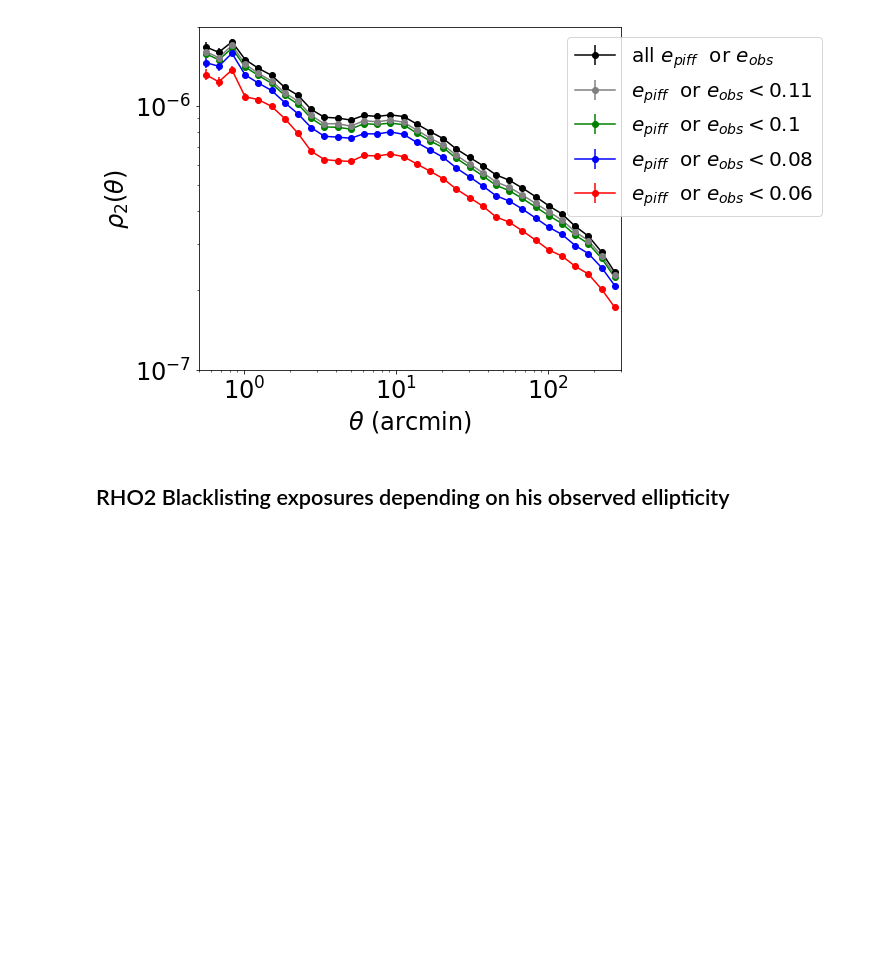
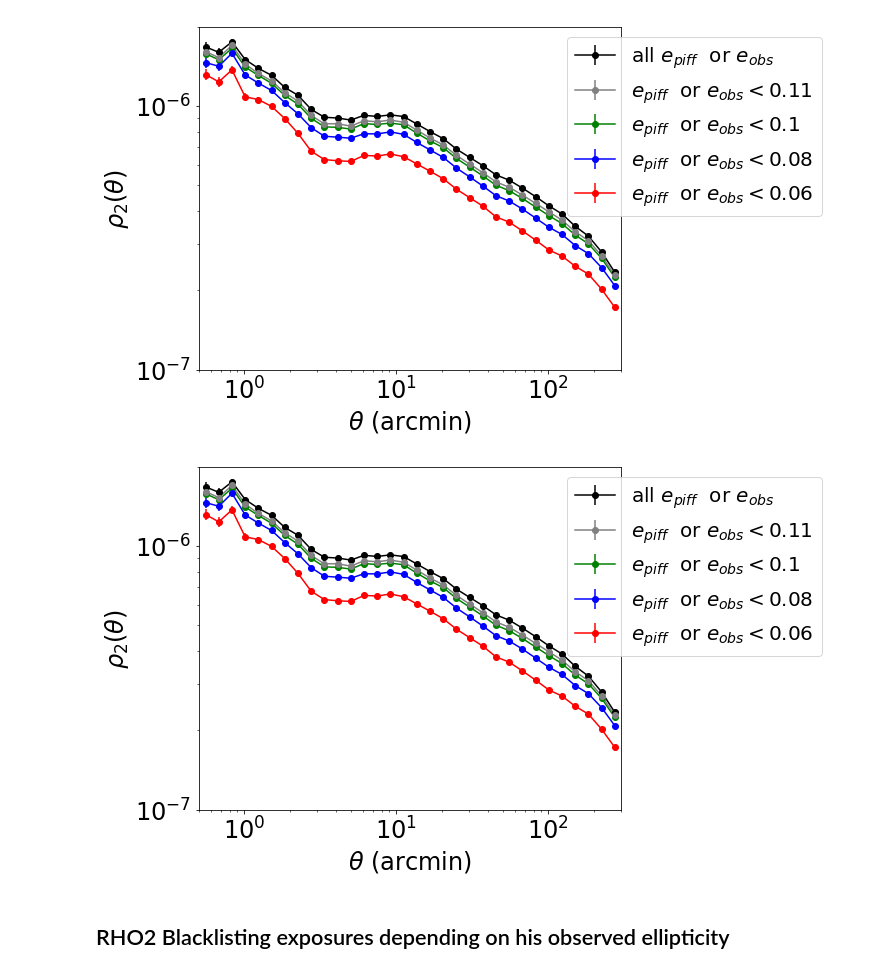
Before and after one commit to andalenavals/notebooks, a Jupyter notebook: y3a1-v29tests/y3a1-v29TESTS.ipynb, the cells around one changed output. Cells and saved outputs as stored; diff of their text form; code cells hidden in the pictures; blank space fills up the shorter version.

```diff
--- a/y3a1-v29tests/y3a1-v29TESTS.ipynb
+++ b/y3a1-v29tests/y3a1-v29TESTS.ipynb
@@ -533,6 +552,10 @@ plt.tight_layout()
 plt.savefig('rho2p_y3a1-v29_throwing_away_epifforeobs.pdf', dpi=150)
 # %% [output]
 [figure]
+# %%
+display(fig)
+# %% [output]
+[figure, added]
 # %% [markdown]
 ## RHO2 Blacklisting exposures depending on his observed ellipticity
 # %%
```
Also changed, not shown: parts of 21 cells of this notebook, 3 other files.
